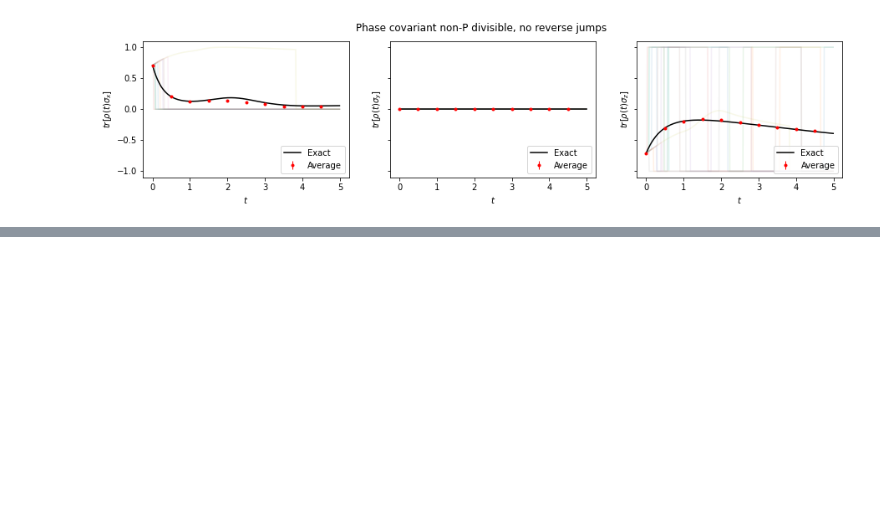
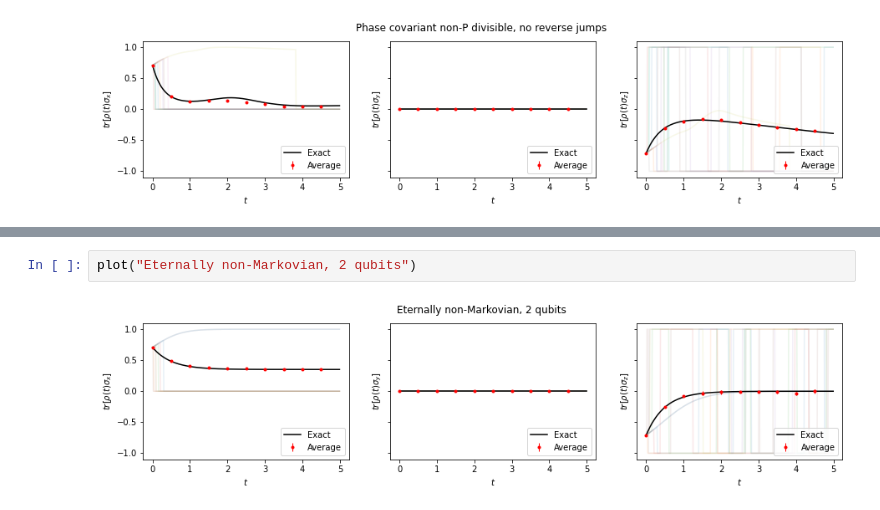
Before and after one commit to federicoSettimo/ROQJ, a Jupyter notebook: Examples/Phase covariant.ipynb, the cells around one changed output, grey strips where cells are left out. Cells and saved outputs as stored; diff of their text form; blank space fills up the shorter version.

Commit message:
Modified 2 qubits, working only with state-indep C

```diff
--- a/Examples/Phase covariant.ipynb
+++ b/Examples/Phase covariant.ipynb
@@ -247,0 +251,4 @@ plot("Phase covariant non-P divisible, no reverse jumps")
+# %%
+plot("Eternally non-Markovian, 2 qubits")
+# %% [output]
+[figure, added]
```
Also changed, not shown: parts of 3 cells of this notebook, 1 other file.
